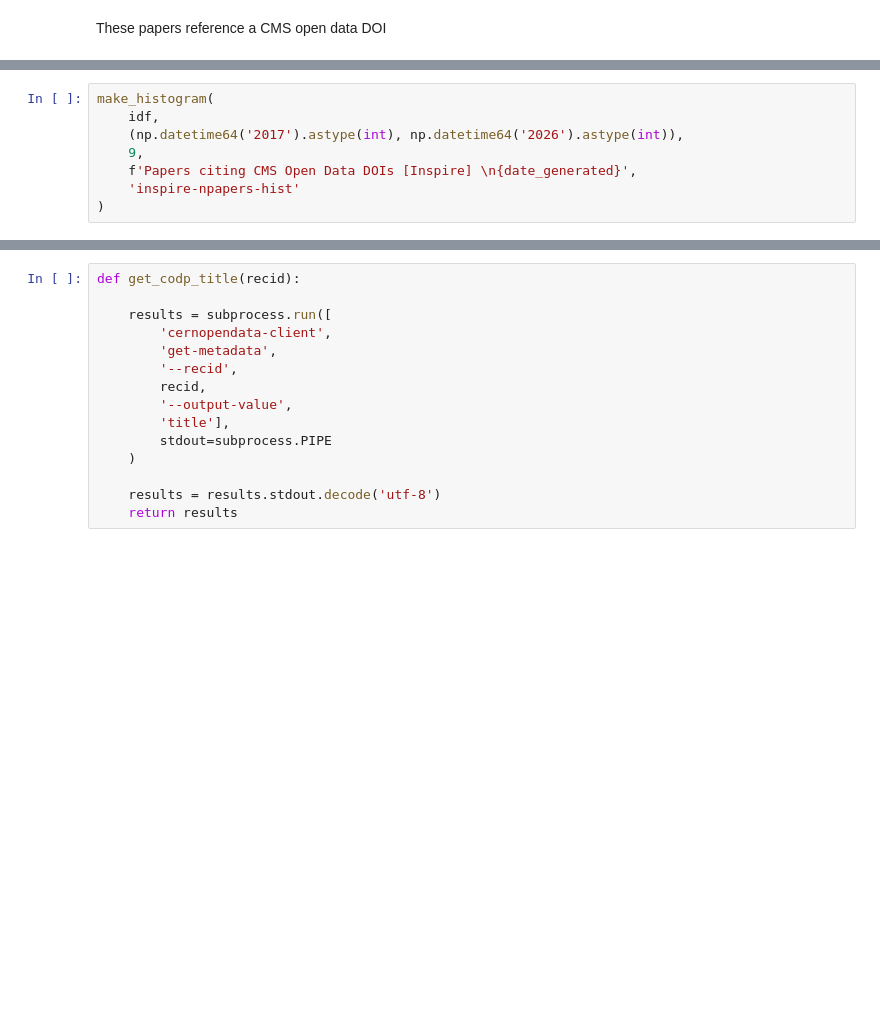
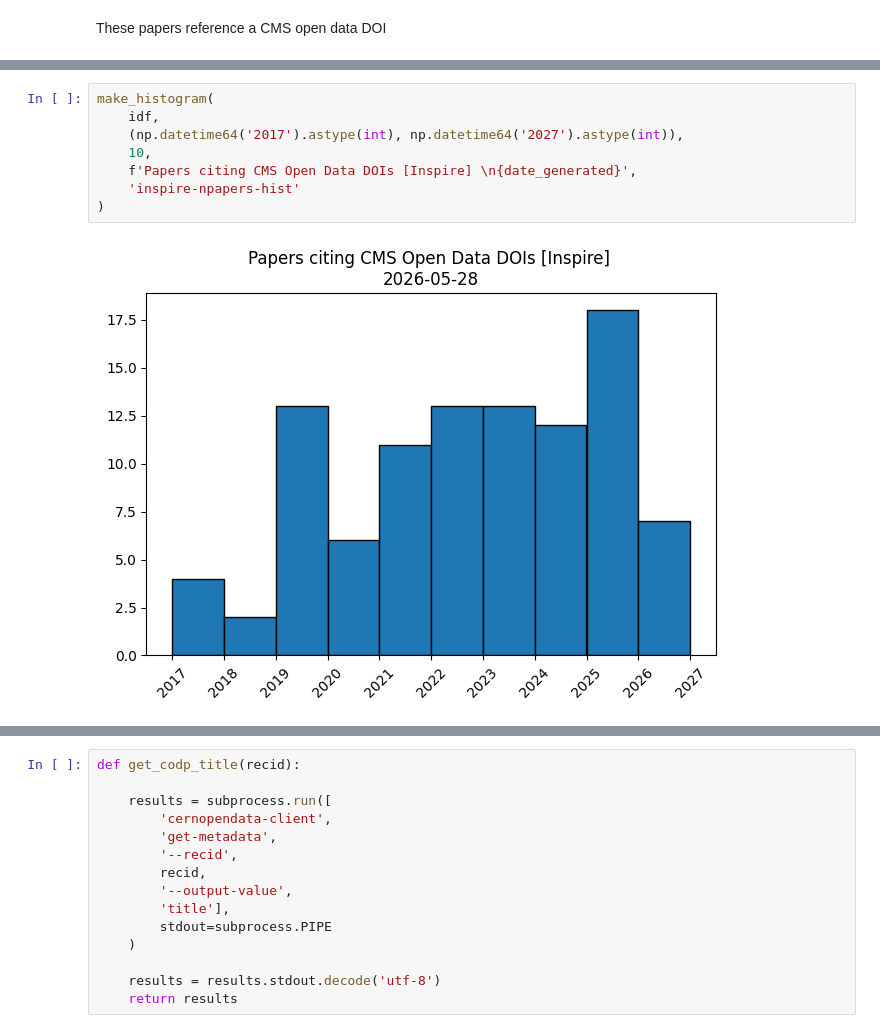
Before and after one commit to cms-dpoa/data-usage, a Jupyter notebook: publications.ipynb, the cells around one changed output, grey strips where cells are left out. Cells and saved outputs as stored; diff of their text form; blank space fills up the shorter version.

```diff
--- a/publications.ipynb
+++ b/publications.ipynb
@@ -241,11 +266,13 @@ plt.savefig('./figs/inspire-npapers.png', dpi=200)
 # %%
 make_histogram(
     idf,
-    (np.datetime64('2017').astype(int), np.datetime64('2026').astype(int)),
-    9,
+    (np.datetime64('2017').astype(int), np.datetime64('2027').astype(int)),
+    10,
     f'Papers citing CMS Open Data DOIs [Inspire] \n{date_generated}',
     'inspire-npapers-hist'
 )
+# %% [output]
+[figure, added]
 # %%
 nzero = len(idf[idf['citations'] == 0])
 
```
Also changed, not shown: parts of 26 cells of this notebook, 19 other files.
